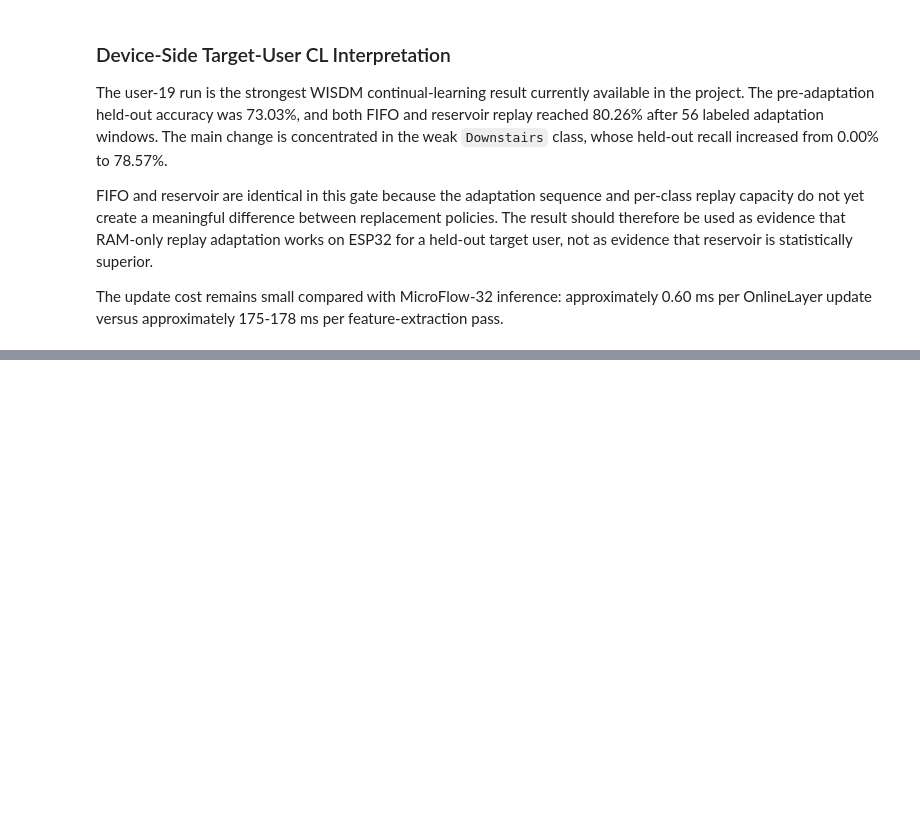
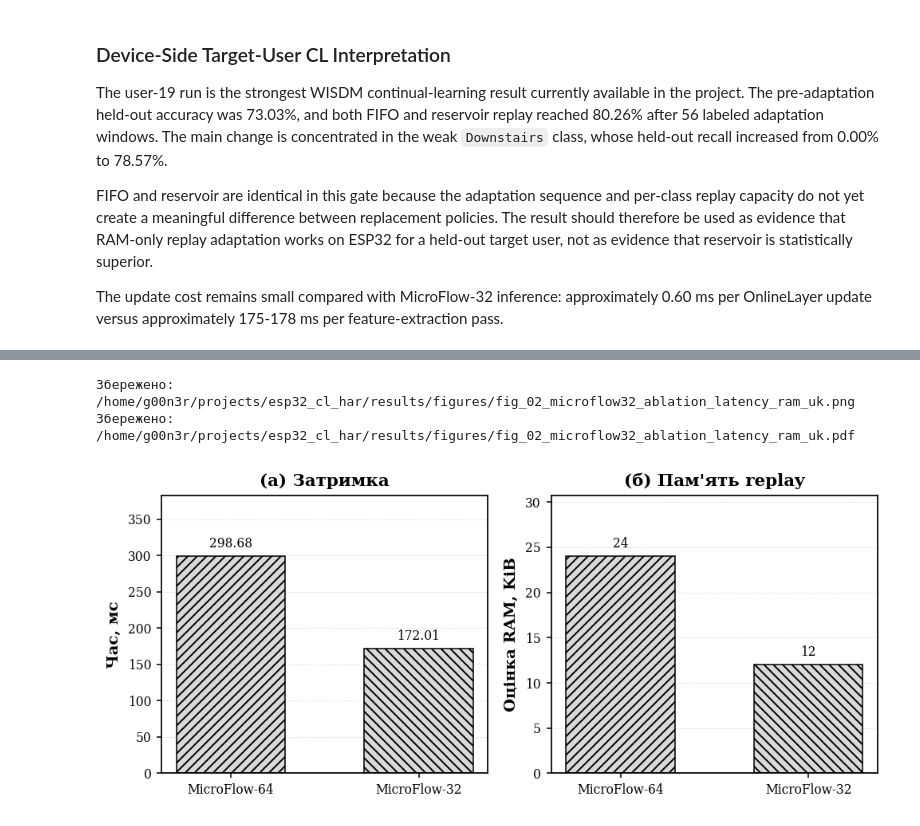
Before and after one commit to loo00r/esp32_cl_har, a Jupyter notebook: notebooks/paper_results_analysis.ipynb, the cells around one changed output, grey strips where cells are left out. Drawn from its saved outputs; the diff is of its cells as text; code cells hidden in the pictures; blank space fills up the shorter version.

```diff
--- a/notebooks/paper_results_analysis.ipynb
+++ b/notebooks/paper_results_analysis.ipynb
@@ -845,0 +1006,31 @@ The update cost remains small compared with MicroFlow-32 inference: approximatel
+# %%
+# Рисунок 2: MicroFlow-64 проти MicroFlow-32 за latency і RAM replay.
+microflow_latency_uk = pd.DataFrame([
+    {"Модель": "MicroFlow-64", "Час інференсу, мс": 298.68, "Replay RAM, KiB": 24.0},
+    {"Модель": "MicroFlow-32", "Час інференсу, мс": 172.01, "Replay RAM, KiB": 12.0},
+])
+microflow_latency_uk["Зменшення часу проти 64, %"] = (
+    1.0 - microflow_latency_uk["Час інференсу, мс"] / microflow_latency_uk.loc[0, "Час інференсу, мс"]
+) * 100.0
+microflow_latency_uk.to_csv(TABLE_DIR / "table_02_microflow_latency_ram_uk.csv", index=False)
+
+fig, axes = plt.subplots(1, 2, figsize=(7.2, 3.2))
+metrics = ["Час інференсу, мс", "Replay RAM, KiB"]
+ylabels = ["Час, мс", "Оцінка RAM, KiB"]
+panel_labels = ["(а) Затримка", "(б) Пам'ять replay"]
+
+for ax, metric, ylabel, panel in zip(axes, metrics, ylabels, panel_labels):
+    bars = ax.bar(microflow_latency_uk["Модель"], microflow_latency_uk[metric], width=0.58)
+    hatch_bars(bars)
+    ax.set_ylabel(ylabel)
+    ax.set_title(panel, fontweight="bold")
+    ax.set_ylim(0, microflow_latency_uk[metric].max() * 1.28)
+    style_axes(ax)
+    annotate_bars(ax, bars, digits=2 if "Час" in metric else 0)
+
+save_paper_figure("fig_02_microflow32_ablation_latency_ram_uk")
+plt.show()
+# %% [output]
+Збережено: /home/g00n3r/projects/esp32_cl_har/results/figures/fig_02_microflow32_ablation_latency_ram_uk.png
+Збережено: /home/g00n3r/projects/esp32_cl_har/results/figures/fig_02_microflow32_ablation_latency_ram_uk.pdf
+[figure, added]
```
Also changed, not shown: parts of 10 cells of this notebook, 27 other files.
